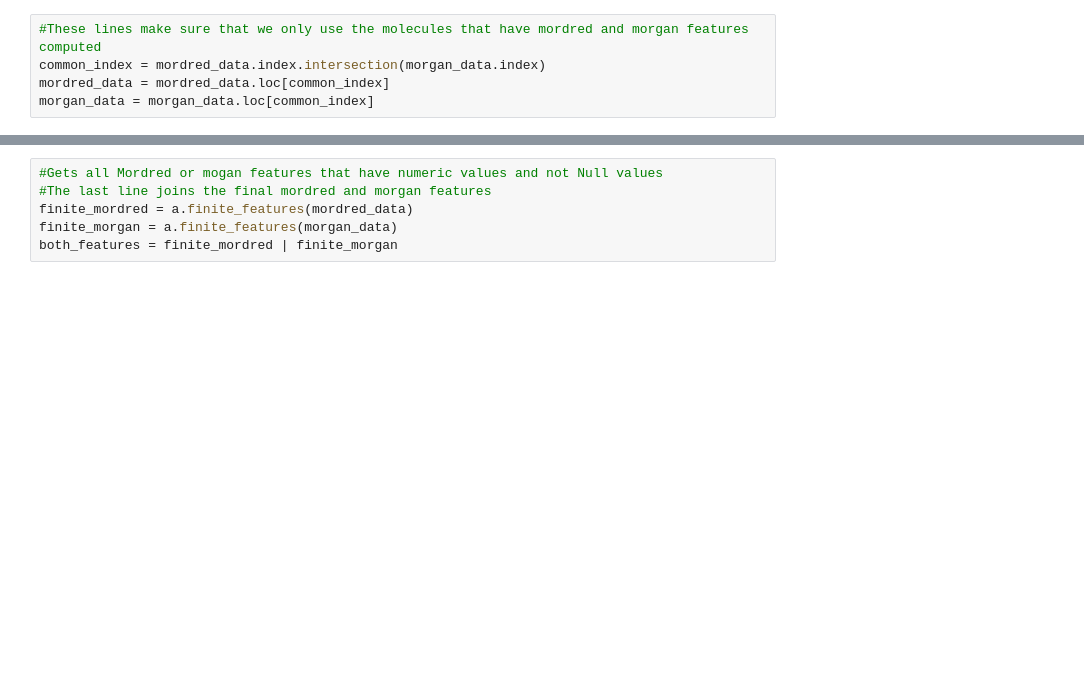
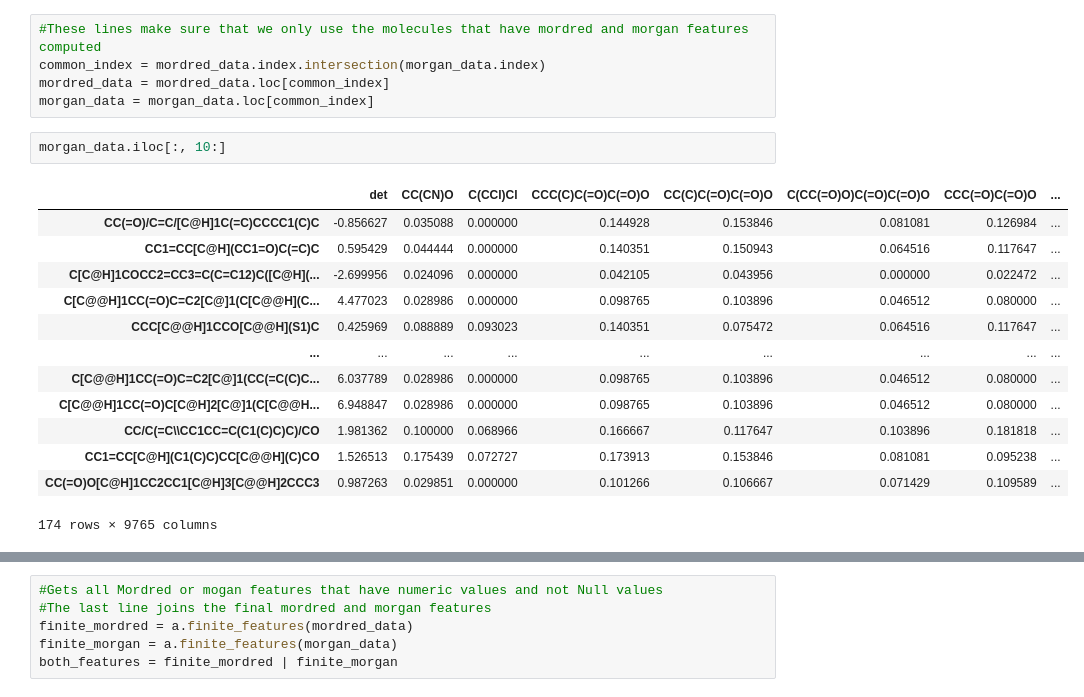
Before and after one commit to rgerkin/enantiomerlist, a Jupyter notebook: OdorantModel.ipynb, the cells around one changed output, grey strips where cells are left out. Drawn from its saved outputs; the diff is of its cells as text; blank space fills up the shorter version.

```diff
--- a/OdorantModel.ipynb
+++ b/OdorantModel.ipynb
@@ -103,5 +105,21 @@ There are 174 molecules and 1826 features
 common_index = mordred_data.index.intersection(morgan_data.index)
 mordred_data = mordred_data.loc[common_index]
 morgan_data = morgan_data.loc[common_index]
+# %%
+morgan_data.iloc[:, 10:]
+# %% [output]
+|  | det | CC(CN)O | C(CCl)Cl | CCC(C)C(=O)C(=O)O | CC(C)C(=O)C(=O)O | C(CC(=O)O)C(=O)C(=O)O | CCC(=O)C(=O)O | ... |
+| CC(=O)/C=C/[C@H]1C(=C)CCCC1(C)C | -0.856627 | 0.035088 | 0.000000 | 0.144928 | 0.153846 | 0.081081 | 0.126984 | ... |
+| CC1=CC[C@H](CC1=O)C(=C)C | 0.595429 | 0.044444 | 0.000000 | 0.140351 | 0.150943 | 0.064516 | 0.117647 | ... |
+| C[C@H]1COCC2=CC3=C(C=C12)C([C@H](... | -2.699956 | 0.024096 | 0.000000 | 0.042105 | 0.043956 | 0.000000 | 0.022472 | ... |
+| C[C@@H]1CC(=O)C=C2[C@]1(C[C@@H](C... | 4.477023 | 0.028986 | 0.000000 | 0.098765 | 0.103896 | 0.046512 | 0.080000 | ... |
+| CCC[C@@H]1CCO[C@@H](S1)C | 0.425969 | 0.088889 | 0.093023 | 0.140351 | 0.075472 | 0.064516 | 0.117647 | ... |
+| ... | ... | ... | ... | ... | ... | ... | ... | ... |
+| C[C@@H]1CC(=O)C=C2[C@]1(CC(=C(C)C... | 6.037789 | 0.028986 | 0.000000 | 0.098765 | 0.103896 | 0.046512 | 0.080000 | ... |
+| C[C@@H]1CC(=O)C[C@H]2[C@]1(C[C@@H... | 6.948847 | 0.028986 | 0.000000 | 0.098765 | 0.103896 | 0.046512 | 0.080000 | ... |
+| CC/C(=C\\CC1CC=C(C1(C)C)C)/CO | 1.981362 | 0.100000 | 0.068966 | 0.166667 | 0.117647 | 0.103896 | 0.181818 | ... |
+| CC1=CC[C@H](C1(C)C)CC[C@@H](C)CO | 1.526513 | 0.175439 | 0.072727 | 0.173913 | 0.153846 | 0.081081 | 0.095238 | ... |
+| CC(=O)O[C@H]1CC2CC1[C@H]3[C@@H]2CCC3 | 0.987263 | 0.029851 | 0.000000 | 0.101266 | 0.106667 | 0.071429 | 0.109589 | ... |
+174 rows × 9765 columns
 # %%
 #Data frame that has both the mordred and morgan features
```
Also changed, not shown: parts of 13 cells of this notebook.
